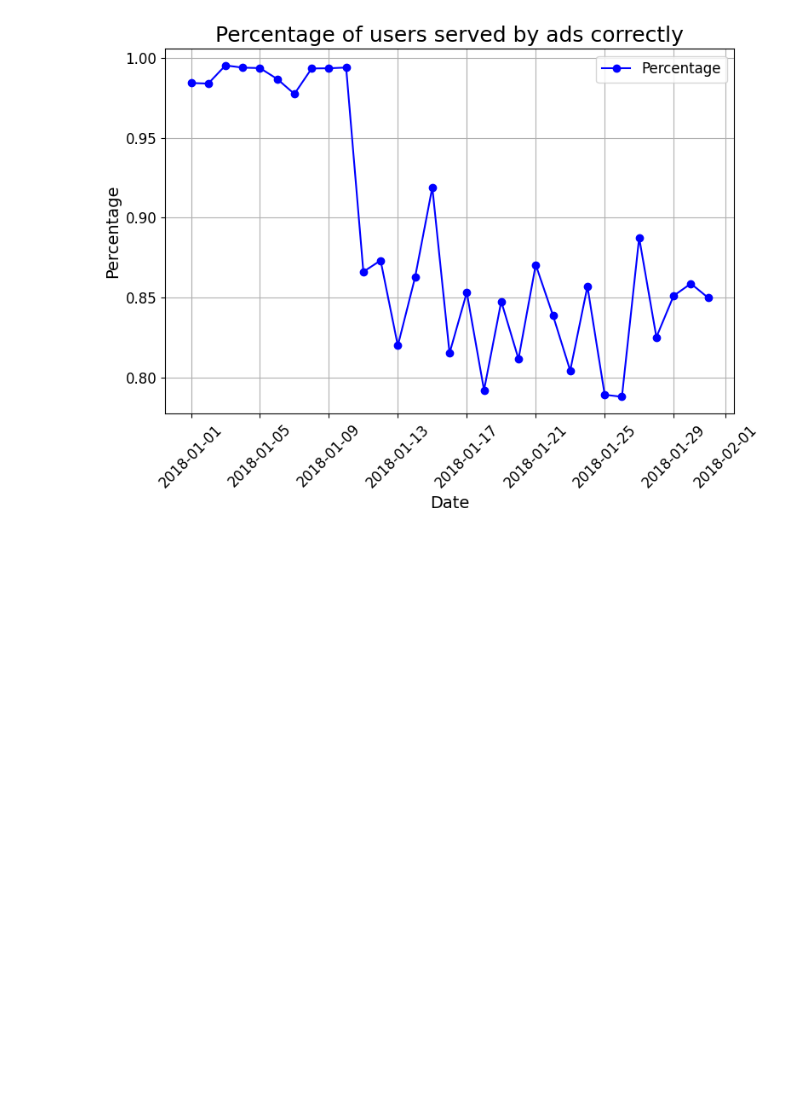
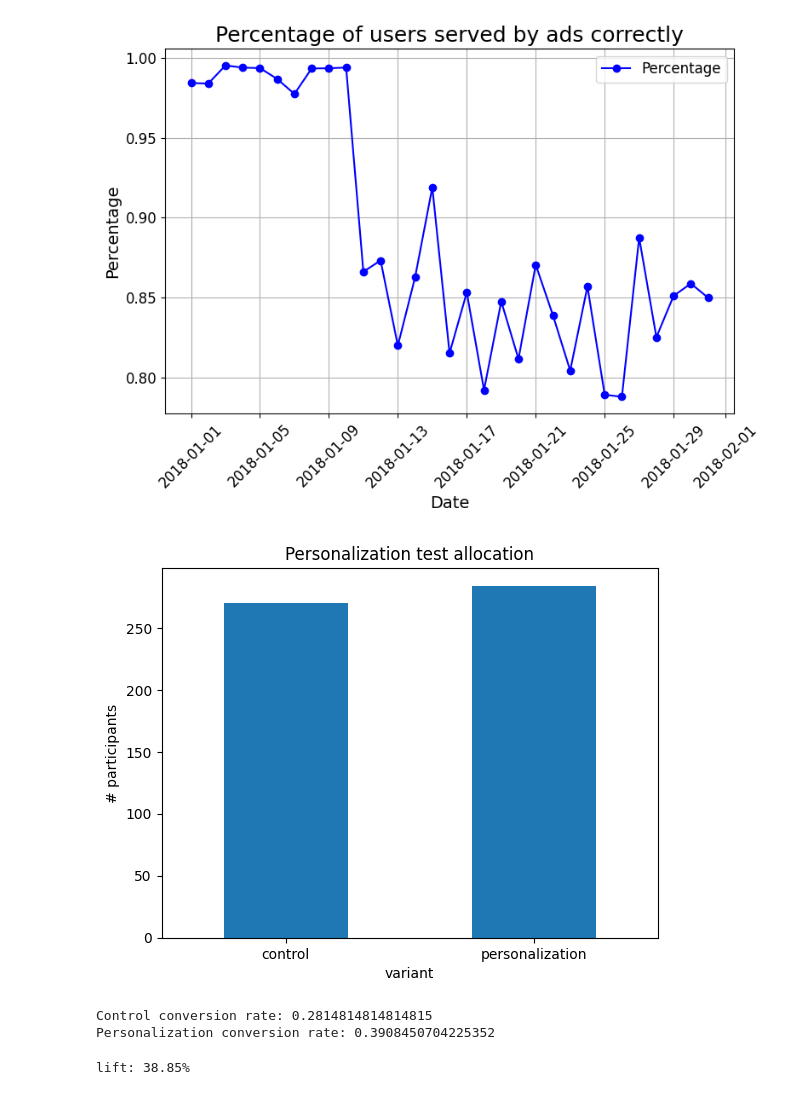
Before and after one commit to Careen840/Marketing-Campaign-Analysis, a Jupyter notebook: Code.ipynb, the cells around one changed output. Cells and saved outputs as stored; diff of their text form; code cells hidden in the pictures; blank space fills up the shorter version.

```diff
--- a/Code.ipynb
+++ b/Code.ipynb
@@ -750,3 +747,45 @@ plt.tight_layout()  # Adjust layout to prevent overlapping elements
 plt.show()
 # %% [output]
 [figure]
+# %%
+#AB Testing
+email= marketing[marketing['marketing_channel']=='Email']
+allocation = email.groupby(['variant'])['user_id'].nunique()
+
+allocation.plot(kind='bar')
+plt.title('Personalization test allocation')
+plt.xticks(rotation =0)
+plt.ylabel('# participants')
+plt.show()
+# %% [output]
+[figure, added]
+# %%
+# Setting up the data to evaluate the test
+# Group by user_id and variant
+
+subscribers= email.groupby(['user_id', 'variant'])['converted'].max()
+subscribers_df= pd.DataFrame(subscribers.unstack(level=1))
+
+# Drop missing values from the control column
+control = subscribers_df['control'].dropna()
+
+# Drop missing values from personalization column
+personalization = subscribers_df['personalization'].dropna()
+
+
+print("Control conversion rate:", np.mean(control))
+
+print("Personalization conversion rate:", np.mean(personalization))
+# %% [output]
+Control conversion rate: 0.2814814814814815
+Personalization conversion rate: 0.3908450704225352
+# %%
+# Calculate the mean of a and b
+a_mean = np.mean(control)
+b_mean = np.mean(personalization)
+
+#Calculate the lift using a_mean and b_mean
+lift = (b_mean - a_mean)/a_mean
+print("lift:", str(round(lift*100, 2)) + '%')
+# %% [output]
+lift: 38.85%
```
Also changed, not shown: parts of 1 cell of this notebook.
